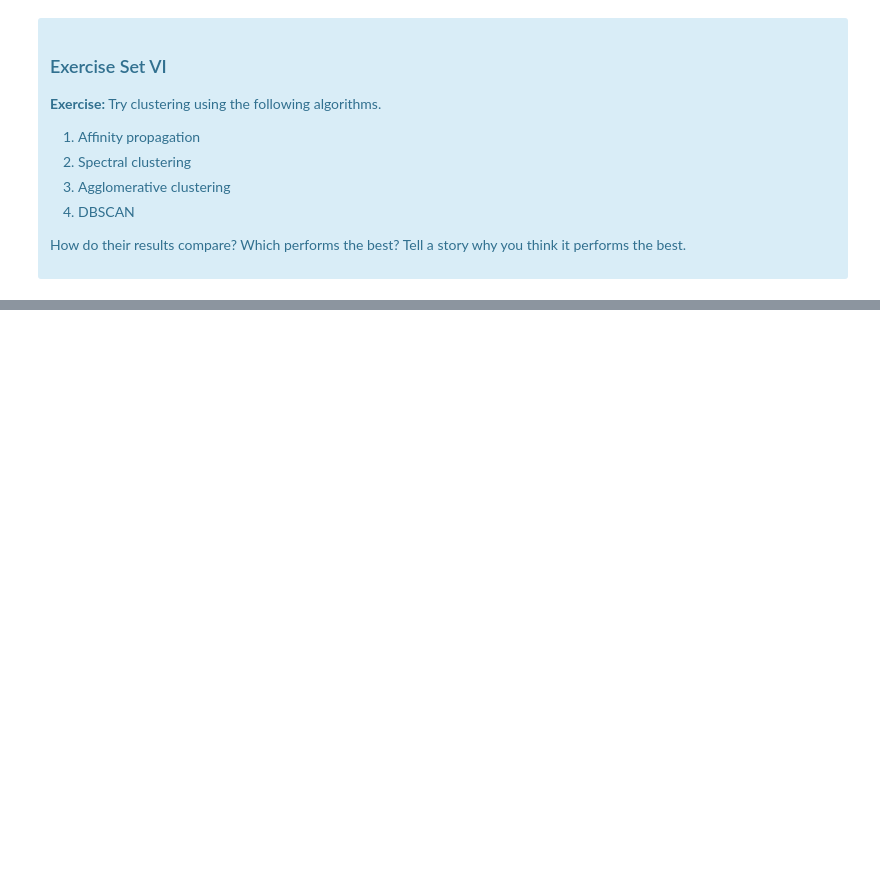
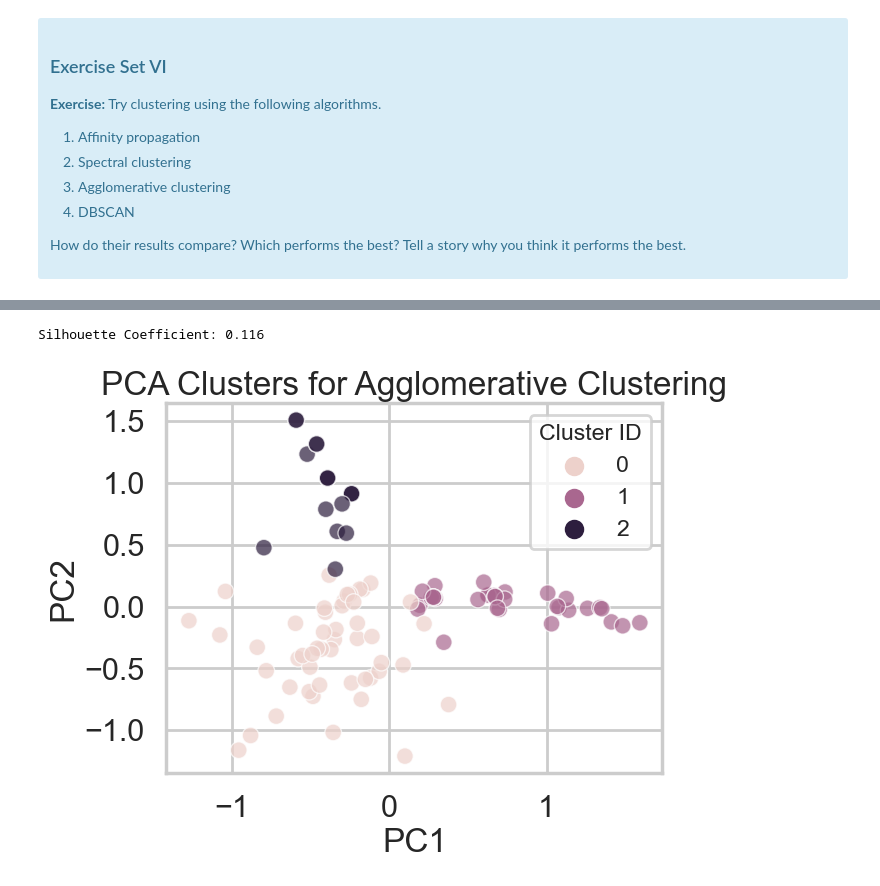
Before and after one commit to lila-b/springboard, a Jupyter notebook: Clustering_Case_Study/Clustering Case Study - Customer Segmentation with K-Means - Tier 3.ipynb, the cells around one changed output, grey strips where cells are left out. Drawn from its saved outputs; the diff is of its cells as text; code cells hidden in the pictures; blank space fills up the shorter version.

```diff
--- a/Clustering_Case_Study/Clustering Case Study - Customer Segmentation with K-Means - Tier 3.ipynb
+++ b/Clustering_Case_Study/Clustering Case Study - Customer Segmentation with K-Means - Tier 3.ipynb
@@ -544,0 +604,10 @@ Source: http://scikit-learn.org/stable/modules/clustering.html
+# %%
+# based on dendrogram, using 3 clusters
+ac_model = AgglomerativeClustering(n_clusters=3).fit(x_cols)
+ac_cluster_id = ac_model.labels_
+
+graph_pca(ac_cluster_id, 'Agglomerative Clustering')
+print(f"Silhouette Coefficient: {silhouette_score(x_cols, ac_cluster_id):.3f}")
+# %% [output]
+Silhouette Coefficient: 0.116
+[figure, added]
```
Also changed, not shown: parts of 11 cells of this notebook.
